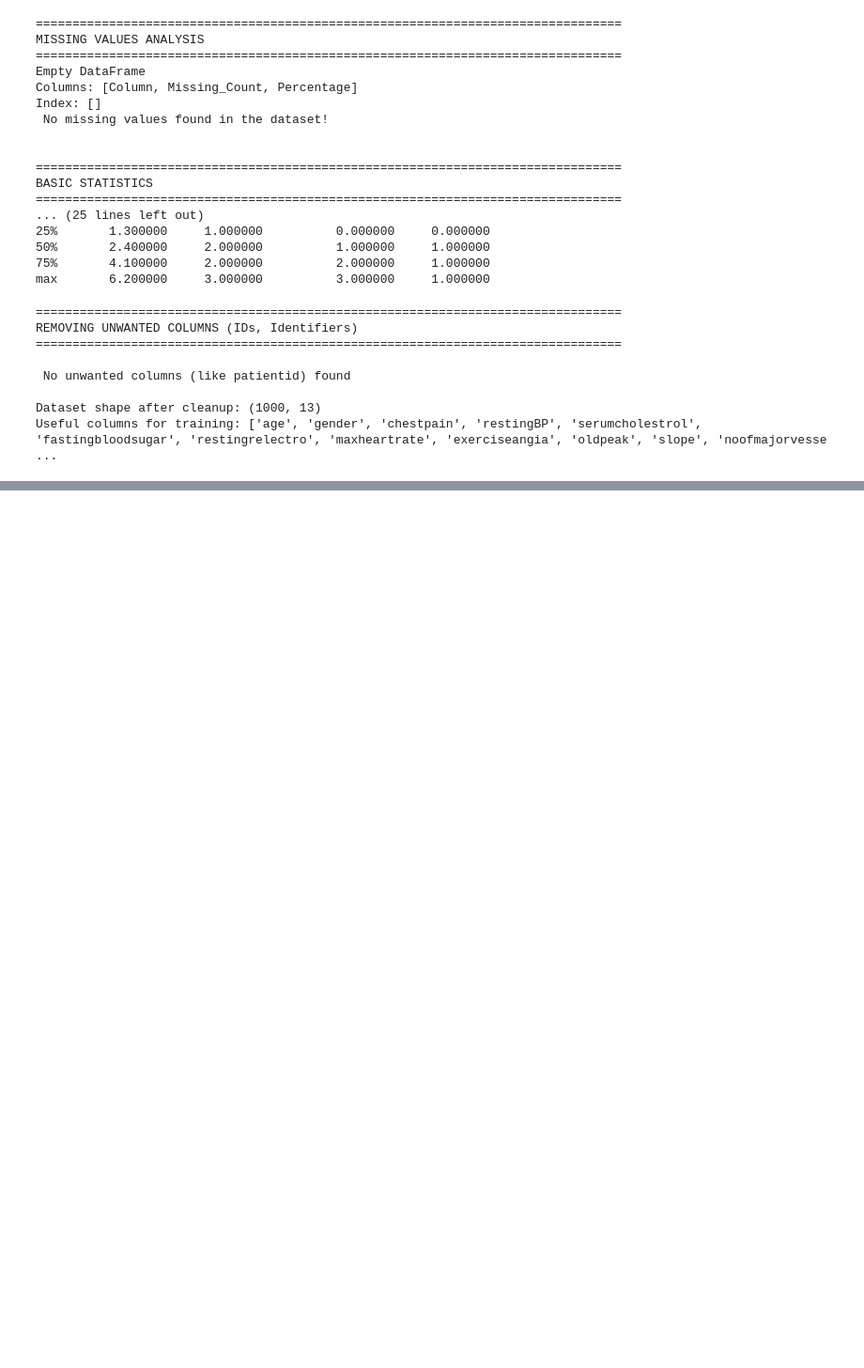
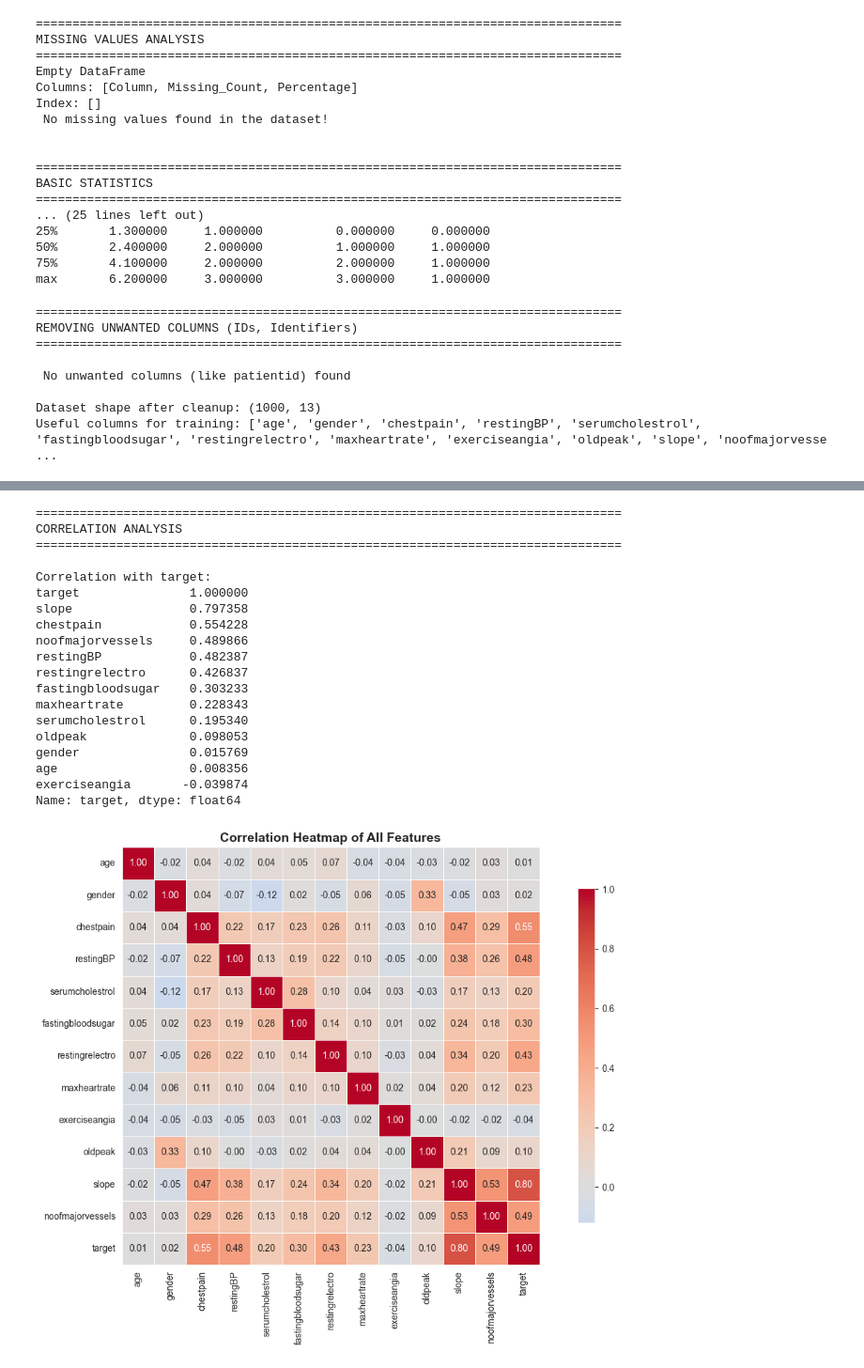
Before and after one commit to perera2001/ML-Assignment-, a Jupyter notebook: Logistic/logistic.ipynb, the cells around one changed output, grey strips where cells are left out. Shown at 94% size. Cells and saved outputs as stored; diff of their text form; code cells hidden in the pictures; blank space fills up the shorter version.

```diff
--- a/Logistic/logistic.ipynb
+++ b/Logistic/logistic.ipynb
@@ -257,0 +384,45 @@ Useful columns for training: ['age', 'gender', 'chestpain', 'restingBP', 'serumc
+# %%
+# Correlation analysis
+print("=" * 80)
+print("CORRELATION ANALYSIS")
+print("=" * 80)
+
+# Calculate correlation matrix for numerical columns
+correlation_matrix = df.corr(numeric_only=True)
+
+# Display correlation with target variable
+print(f"\nCorrelation with {target_col}:")
+target_correlation = correlation_matrix[target_col].sort_values(ascending=False)
+print(target_correlation)
+print()
+
+# Visualize correlation heatmap
+plt.figure(figsize=(12, 8))
+sns.heatmap(correlation_matrix, annot=True, fmt='.2f', cmap='coolwarm',
+            center=0, square=True, linewidths=0.5, cbar_kws={"shrink": 0.8})
+plt.title('Correlation Heatmap of All Features', fontsize=14, fontweight='bold')
+plt.tight_layout()
+plt.show()
+
+print()
+# %% [output]
+================================================================================
+CORRELATION ANALYSIS
+================================================================================
+
+Correlation with target:
+target               1.000000
+slope                0.797358
+chestpain            0.554228
+noofmajorvessels     0.489866
+restingBP            0.482387
+restingrelectro      0.426837
+fastingbloodsugar    0.303233
+maxheartrate         0.228343
+serumcholestrol      0.195340
+oldpeak              0.098053
+gender               0.015769
+age                  0.008356
+exerciseangia       -0.039874
+Name: target, dtype: float64
+[figure, added]
```
Also changed, not shown: parts of 5 cells of this notebook.
